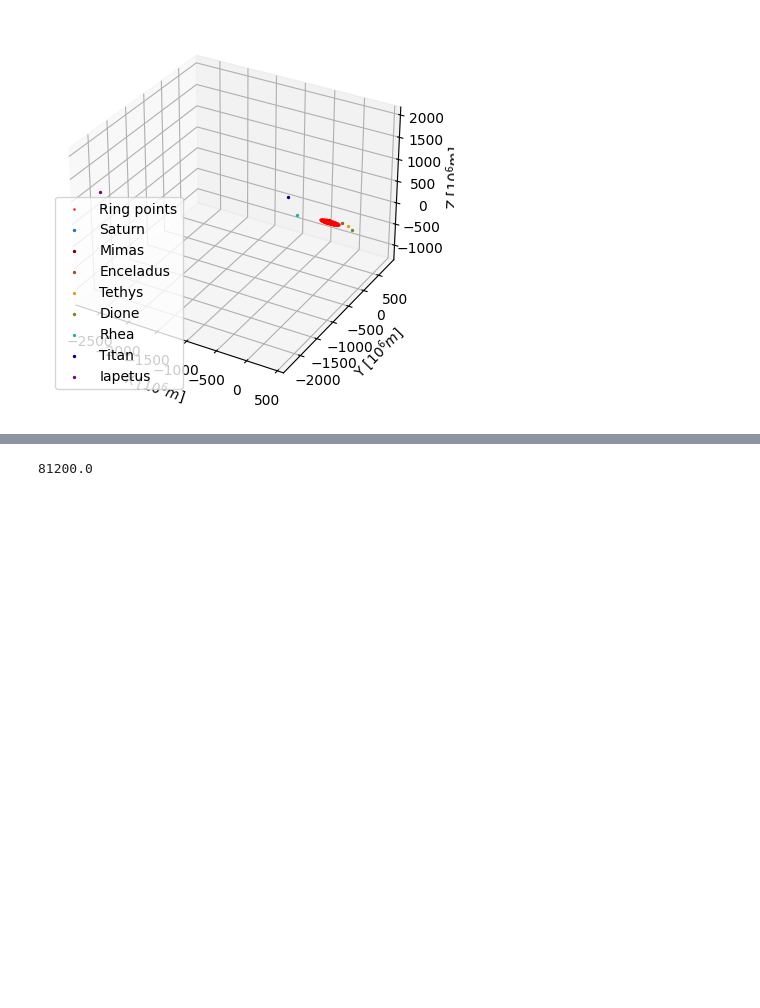
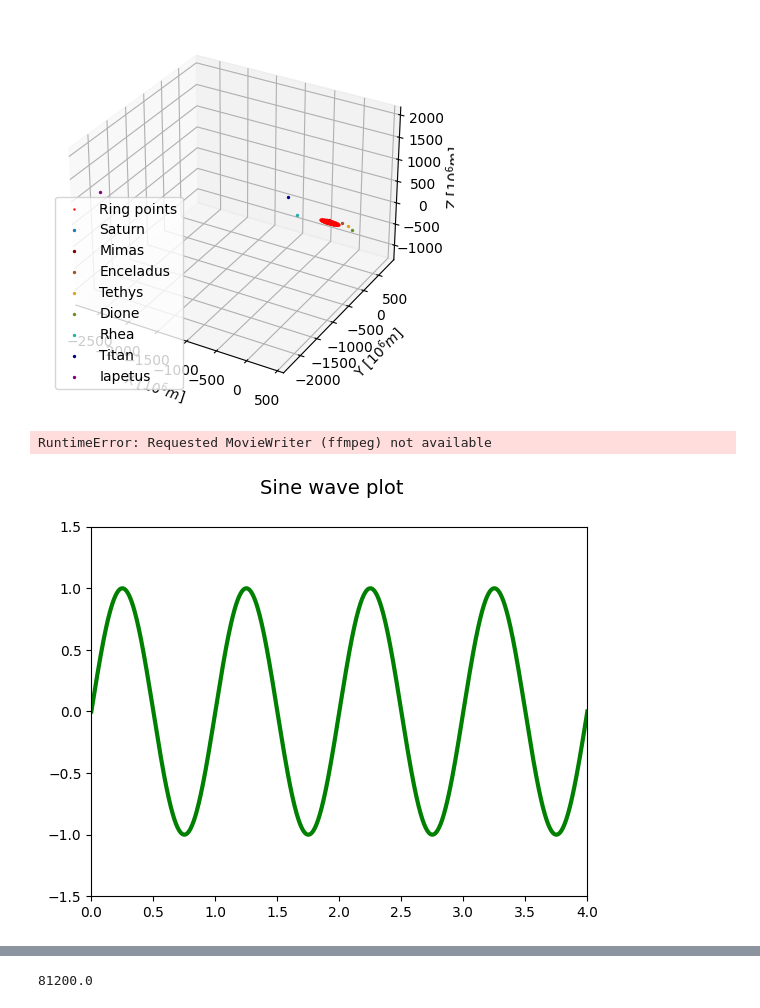
Before and after one commit to HalconDorado/CPr-3BodyProblem, a Jupyter notebook: Extension.ipynb, the cells around one changed output, grey strips where cells are left out. Drawn from its saved outputs; the diff is of its cells as text; code cells hidden in the pictures; blank space fills up the shorter version.

```diff
--- a/Extension.ipynb
+++ b/Extension.ipynb
@@ -493,4 +495,46 @@ snapshot #57 taken & test element 54.512432165241485
 snapshot #58 taken & test element 29.512723120943466
 snapshot #59 taken & test element 1.2769358047581367
 [figure]
+# %%
+# importing required libraries
+from matplotlib import pyplot as plt
+import numpy as np
+import matplotlib.animation as animation
+from IPython import display
+
+# initializing a figure
+fig = plt.figure()
+
+# labeling the x-axis and y-axis
+axis = plt.axes(xlim=(0, 4),  ylim=(-1.5, 1.5))
+
+# initializing a line variable
+line, = axis.plot([], [], lw=3)
+
+def animate(frame_number):
+    x = np.linspace(0, 4, 1000)
+
+    # plots a sine graph
+    y = np.sin(2 * np.pi * (x - 0.01 * frame_number))
+    line.set_data(x, y)
+    line.set_color('green')
+    return line,
+
+
+anim = animation.FuncAnimation(fig, animate, frames=100,
+                               interval=20, blit=True)
+fig.suptitle('Sine wave plot', fontsize=14)
+
+# converting to an html5 video
+video = anim.to_html5_video()
+
+# embedding for the video
+html = display.HTML(video)
+
+# draw the animation
+display.display(html)
+plt.close()
+# %% [output]
+RuntimeError: Requested MovieWriter (ffmpeg) not available
+[figure, added]
 # %%
```
Also changed, not shown: parts of 2 cells of this notebook.
